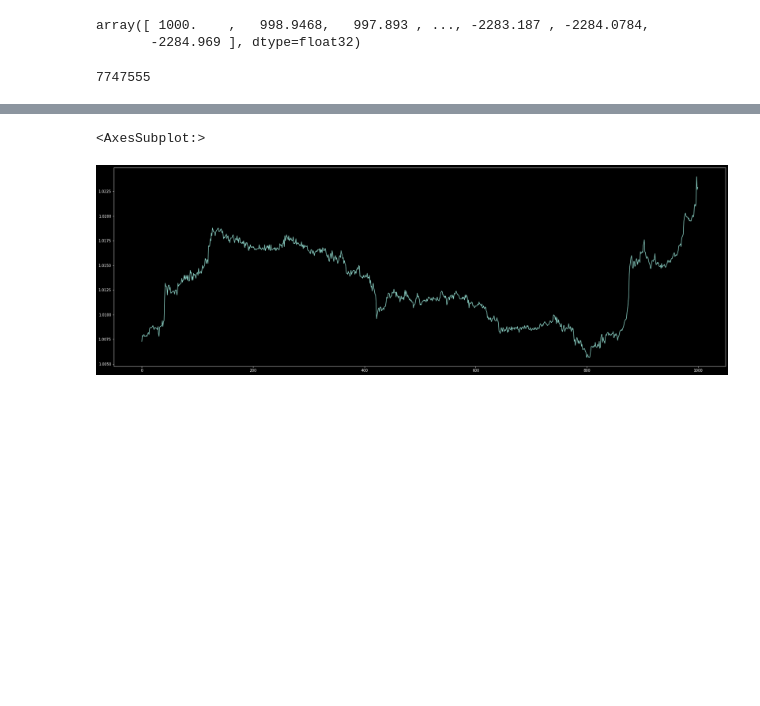
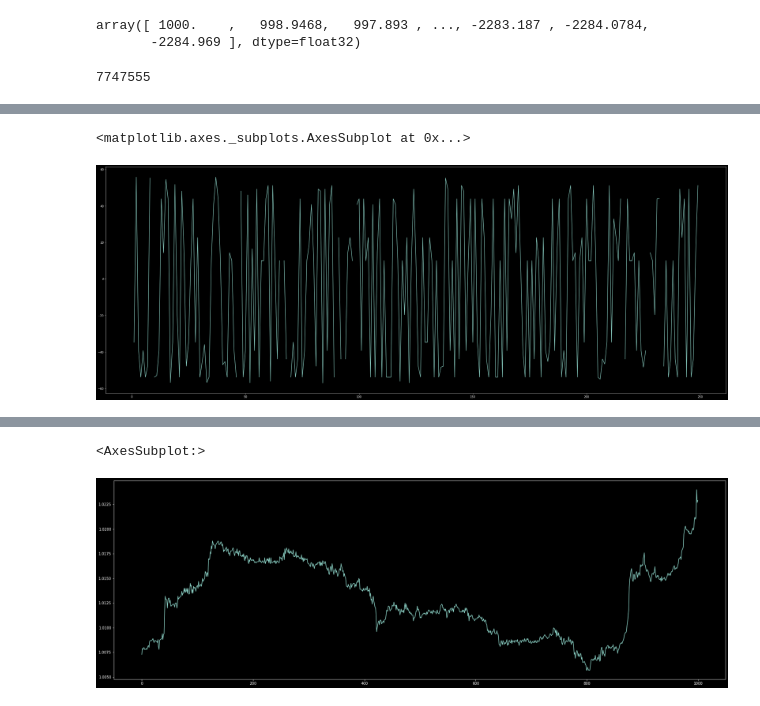
Before and after one commit to SrJMaia/backup-first-studies, a Jupyter notebook: EA/analysis.ipynb, the cells around one changed output, grey strips where cells are left out. Saved outputs shown, nothing was run; the diff lists cells and outputs as text; code cells hidden in the pictures; blank space fills up the shorter version.

```diff
--- a/EA/analysis.ipynb
+++ b/EA/analysis.ipynb
@@ -15,8 +22,8 @@ plt.rcParams["figure.figsize"] = (40,15)
 # %%
 #robot.get_normal_data()
 # %%
-df = pd.read_csv('C:\\Users\\johnk\\Google Drive\\My_Project\\Dados\\EURUSD_20Y.csv')
-#df = pd.read_csv('/content/drive/MyDrive/My_Project/Dados/EURUSD_20y.csv')
+#df = pd.read_csv('C:\\Users\\johnk\\Google Drive\\My_Project\\Dados\\EURUSD_20Y.csv')
+df = pd.read_csv('/content/drive/MyDrive/My_Project/Dados/EURUSD_20y.csv')
 df
 # %% [output]
 |  | Unnamed: 0 | time | EURUSD_Open | EURUSD_High | EURUSD_Low | EURUSD_Close | tick_volume | spread | ... |
@@ -71,5 +77,5 @@ df
 # %%
-df['D1'] = df[df['time'].dt.minute == 0, 'EURUSD_Open']
+df['D1'] = df[df['time'].dt.minute == 0]['EURUSD_Open']
 df
 # %% [output]
 |  | time | EURUSD_Open | EURUSD_High | EURUSD_Low | EURUSD_Close | D1 |
@@ -110,3 +93,0 @@ Name: D1, Length: 128522, dtype: float64
-# %%
-df.loc[df['time'].dt.minute == 0, 'EMA'] = ema
-df.loc[df['time'].dt.minute == 0, 'SMA'] = sma
@@ -270,0 +303,3 @@ data[0].size
+# %%
+d = df['D1'].dropna().reset_index(drop=True)
+d
@@ -270,0 +319,5 @@ data[0].size
+# %%
+(np.degrees(np.cos(np.radians(14/d.diff()))))[:250].plot()
+# %% [output]
+<matplotlib.axes._subplots.AxesSubplot at 0x...>
+[figure, added]
```
Also changed, not shown: parts of 24 cells of this notebook, 4 other files.
